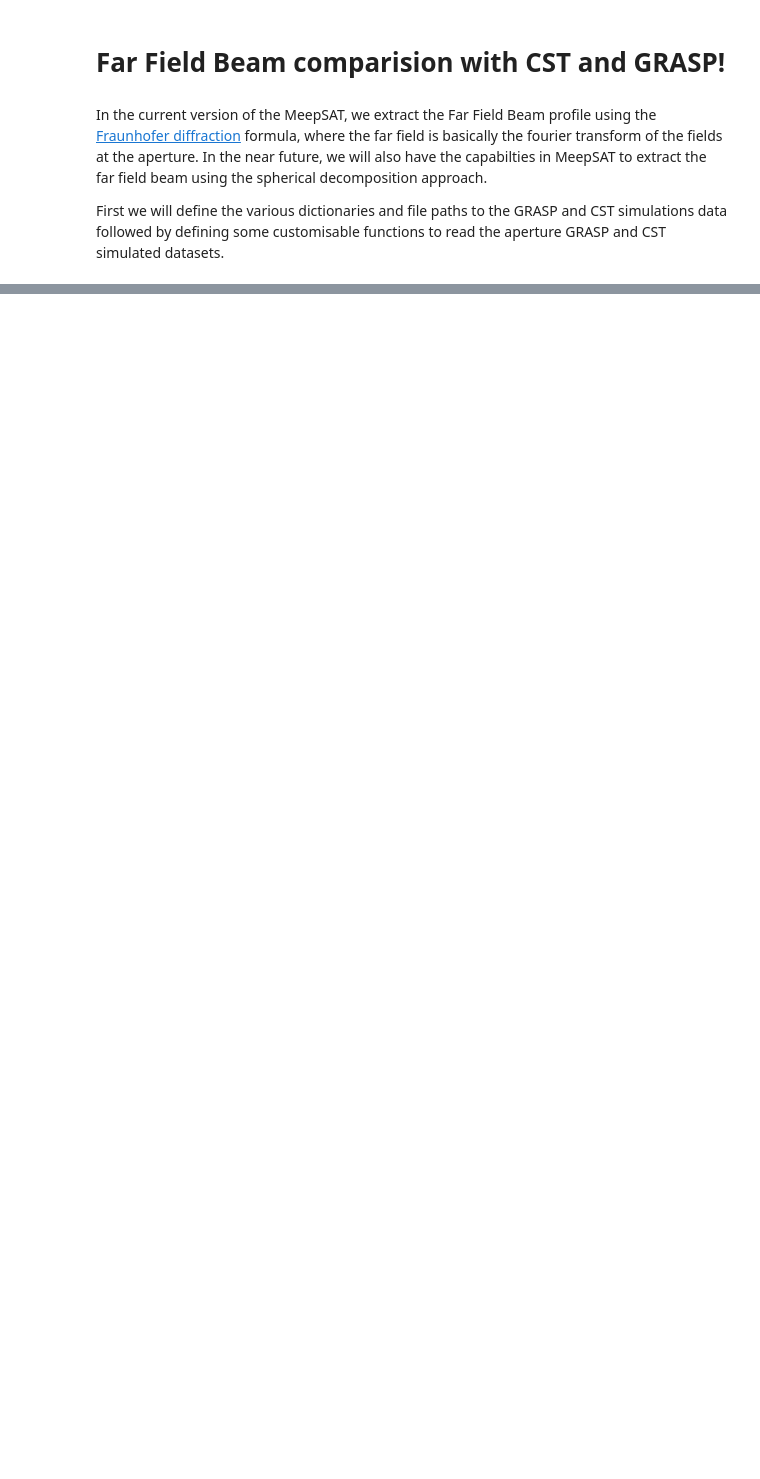
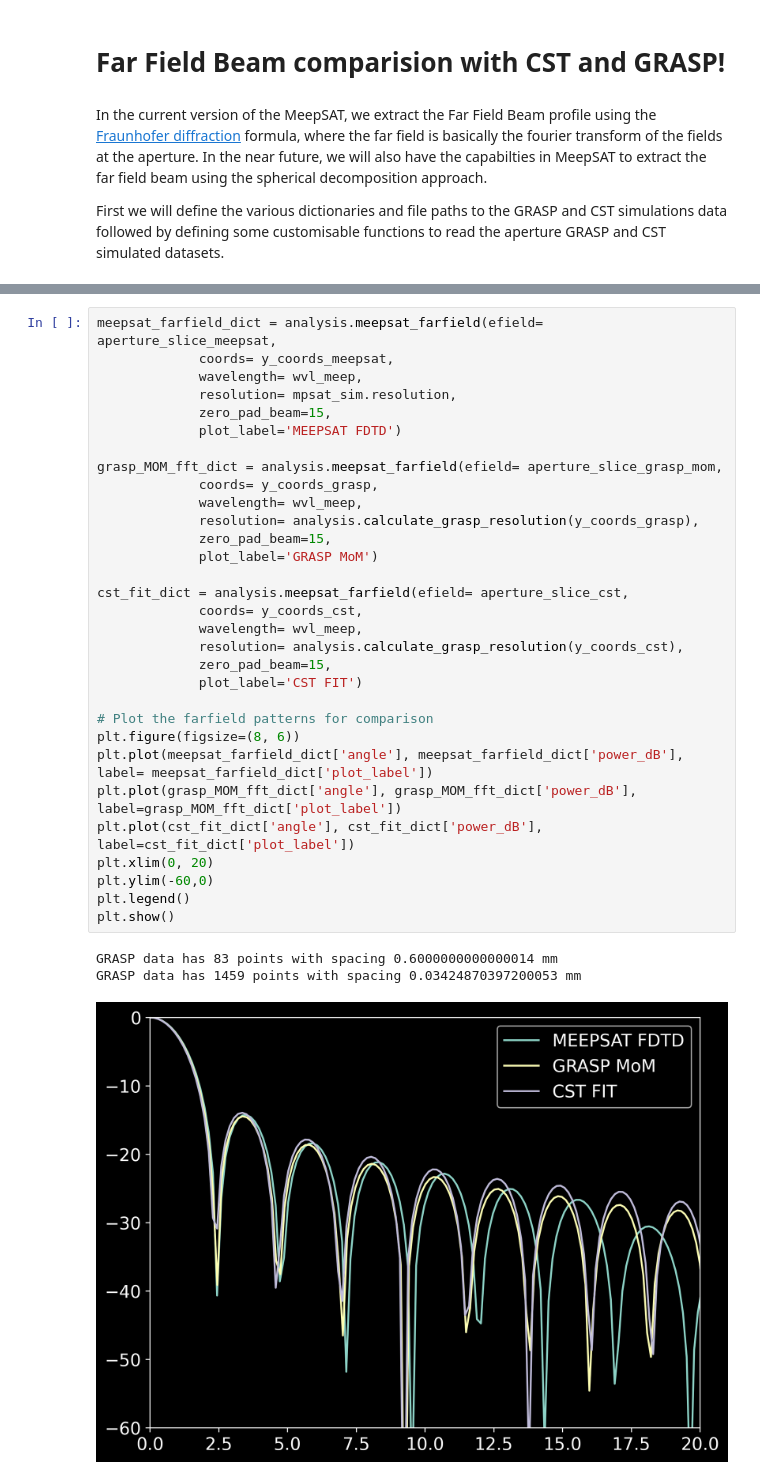
Before and after one commit to aa16oaslak/MeepSAT, a Jupyter notebook: examples/simple_single_lens_ARC.ipynb, the cells around one changed output, grey strips where cells are left out. Cells and saved outputs as stored; diff of their text form; blank space fills up the shorter version.

```diff
--- a/examples/simple_single_lens_ARC.ipynb
+++ b/examples/simple_single_lens_ARC.ipynb
@@ -569,0 +629,35 @@ plt.plot(grasp_PO_fft_dict['angle'], grasp_PO_fft_dict['power_dB'])#, label=gras
+# %%
+meepsat_farfield_dict = analysis.meepsat_farfield(efield= aperture_slice_meepsat,
+             coords= y_coords_meepsat,
+             wavelength= wvl_meep,
+             resolution= mpsat_sim.resolution,
+             zero_pad_beam=15,
+             plot_label='MEEPSAT FDTD')
+
+grasp_MOM_fft_dict = analysis.meepsat_farfield(efield= aperture_slice_grasp_mom,
+             coords= y_coords_grasp,
+             wavelength= wvl_meep,
+             resolution= analysis.calculate_grasp_resolution(y_coords_grasp),
+             zero_pad_beam=15,
+             plot_label='GRASP MoM')
+
+cst_fit_dict = analysis.meepsat_farfield(efield= aperture_slice_cst,
+             coords= y_coords_cst,
+             wavelength= wvl_meep,
+             resolution= analysis.calculate_grasp_resolution(y_coords_cst),
+             zero_pad_beam=15,
+             plot_label='CST FIT')
+
+# Plot the farfield patterns for comparison
+plt.figure(figsize=(8, 6))
+plt.plot(meepsat_farfield_dict['angle'], meepsat_farfield_dict['power_dB'], label= meepsat_farfield_dict['plot_label'])
+plt.plot(grasp_MOM_fft_dict['angle'], grasp_MOM_fft_dict['power_dB'], label=grasp_MOM_fft_dict['plot_label'])
+plt.plot(cst_fit_dict['angle'], cst_fit_dict['power_dB'], label=cst_fit_dict['plot_label'])
+plt.xlim(0, 20)
+plt.ylim(-60,0)
+plt.legend()
+plt.show()
+# %% [output]
+GRASP data has 83 points with spacing 0.6000000000000014 mm
+GRASP data has 1459 points with spacing 0.03424870397200053 mm
+[figure, added]
```
Also changed, not shown: parts of 18 cells of this notebook, 6 other files.
